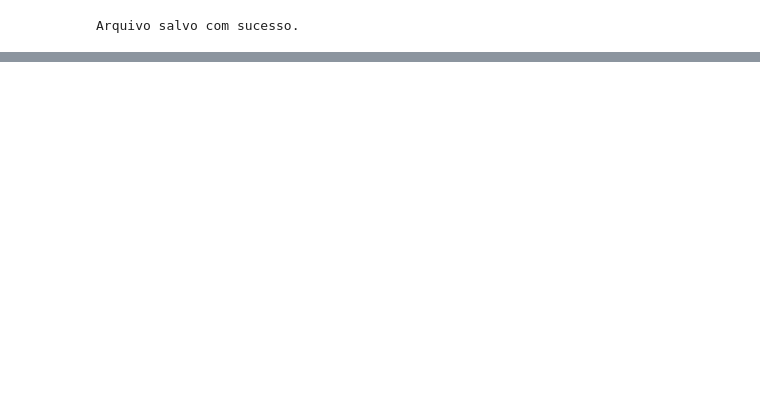
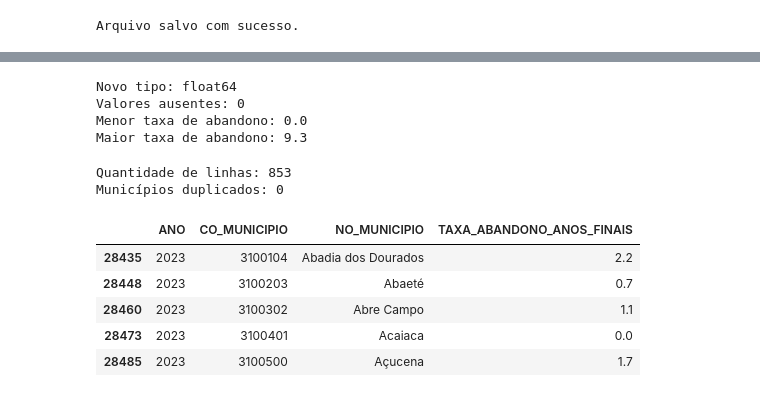
Before and after one commit to RaniellyPatricia/predicao-abandono-escolar-mg, a Jupyter notebook: notebooks/01_coleta_e_descricao.ipynb, the cells around one changed output, grey strips where cells are left out. Saved outputs shown, nothing was run; the diff lists cells and outputs as text; code cells hidden in the pictures; blank space fills up the shorter version.

```diff
--- a/notebooks/01_coleta_e_descricao.ipynb
+++ b/notebooks/01_coleta_e_descricao.ipynb
@@ -938,0 +1075,52 @@ files.download("rcd_mg_2023_tratado.csv")
+# %%
+df_rendimento_tratado["3_CAT_FUN_AF"] = pd.to_numeric(
+    df_rendimento_tratado["3_CAT_FUN_AF"],
+    errors="coerce"
+)
+
+print("Novo tipo:", df_rendimento_tratado["3_CAT_FUN_AF"].dtype)
+print("Valores ausentes:", df_rendimento_tratado["3_CAT_FUN_AF"].isna().sum())
+print("Menor taxa de abandono:", df_rendimento_tratado["3_CAT_FUN_AF"].min())
+print("Maior taxa de abandono:", df_rendimento_tratado["3_CAT_FUN_AF"].max())
+# %% [output]
+Novo tipo: float64
+Valores ausentes: 0
+Menor taxa de abandono: 0.0
+Maior taxa de abandono: 9.3
+# %%
+df_rendimento_final = df_rendimento_tratado[
+    [
+        "NU_ANO_CENSO",
+        "CO_MUNICIPIO",
+        "NO_MUNICIPIO",
+        "3_CAT_FUN_AF"
+    ]
+].copy()
+
+df_rendimento_final = df_rendimento_final.rename(
+    columns={
+        "NU_ANO_CENSO": "ANO",
+        "3_CAT_FUN_AF": "TAXA_ABANDONO_ANOS_FINAIS"
+    }
+)
+
+df_rendimento_final["CO_MUNICIPIO"] = (
+    df_rendimento_final["CO_MUNICIPIO"].astype("int64")
+)
+
+print("Quantidade de linhas:", len(df_rendimento_final))
+print(
+    "Municípios duplicados:",
+    df_rendimento_final["CO_MUNICIPIO"].duplicated().sum()
+)
+
+df_rendimento_final.head()
+# %% [output]
+Quantidade de linhas: 853
+Municípios duplicados: 0
+|  | ANO | CO_MUNICIPIO | NO_MUNICIPIO | TAXA_ABANDONO_ANOS_FINAIS |
+| 28435 | 2023 | 3100104 | Abadia dos Dourados | 2.2 |
+| 28448 | 2023 | 3100203 | Abaeté | 0.7 |
+| 28460 | 2023 | 3100302 | Abre Campo | 1.1 |
+| 28473 | 2023 | 3100401 | Acaiaca | 0.0 |
+| 28485 | 2023 | 3100500 | Açucena | 1.7 |
```
Also changed, not shown: parts of 11 cells of this notebook.
